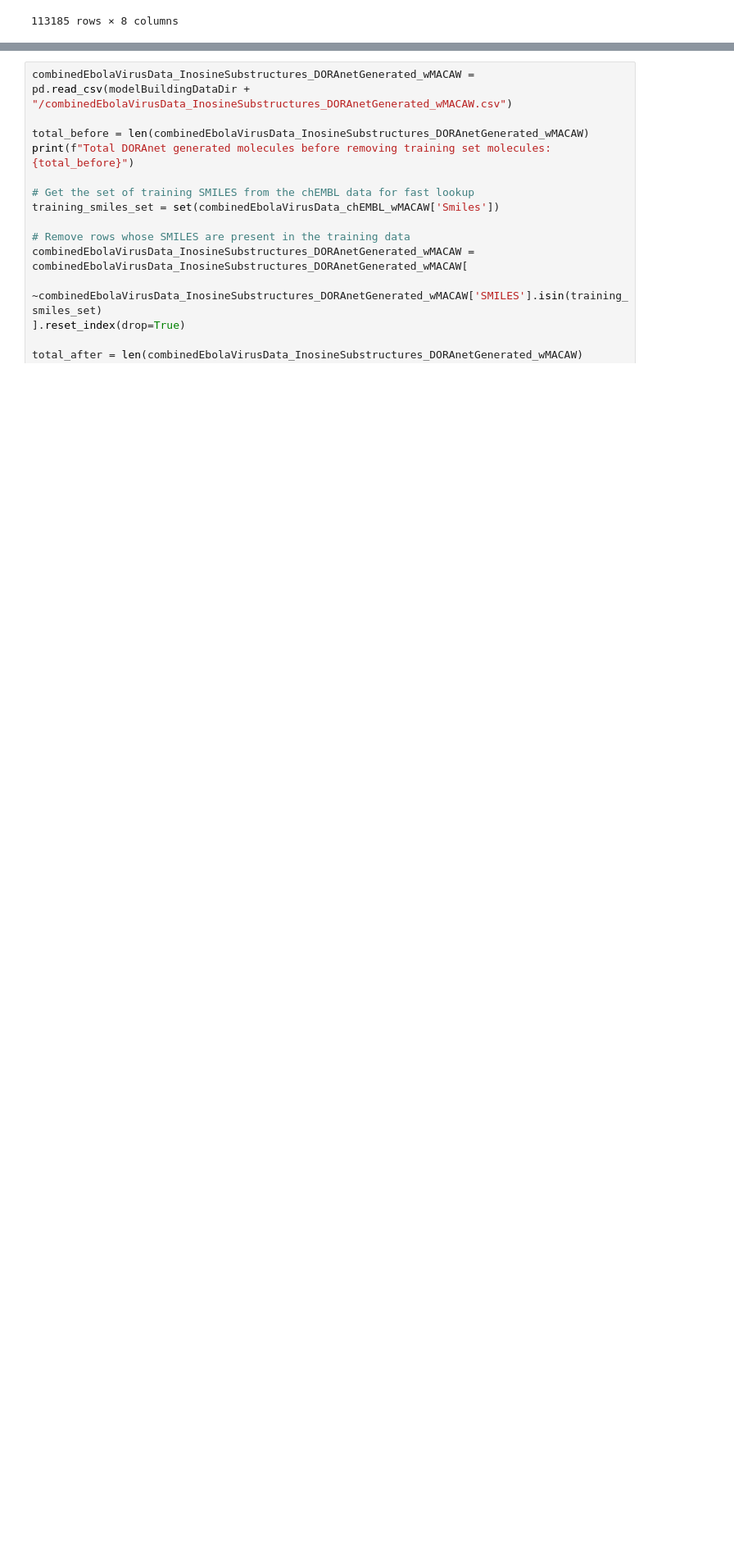
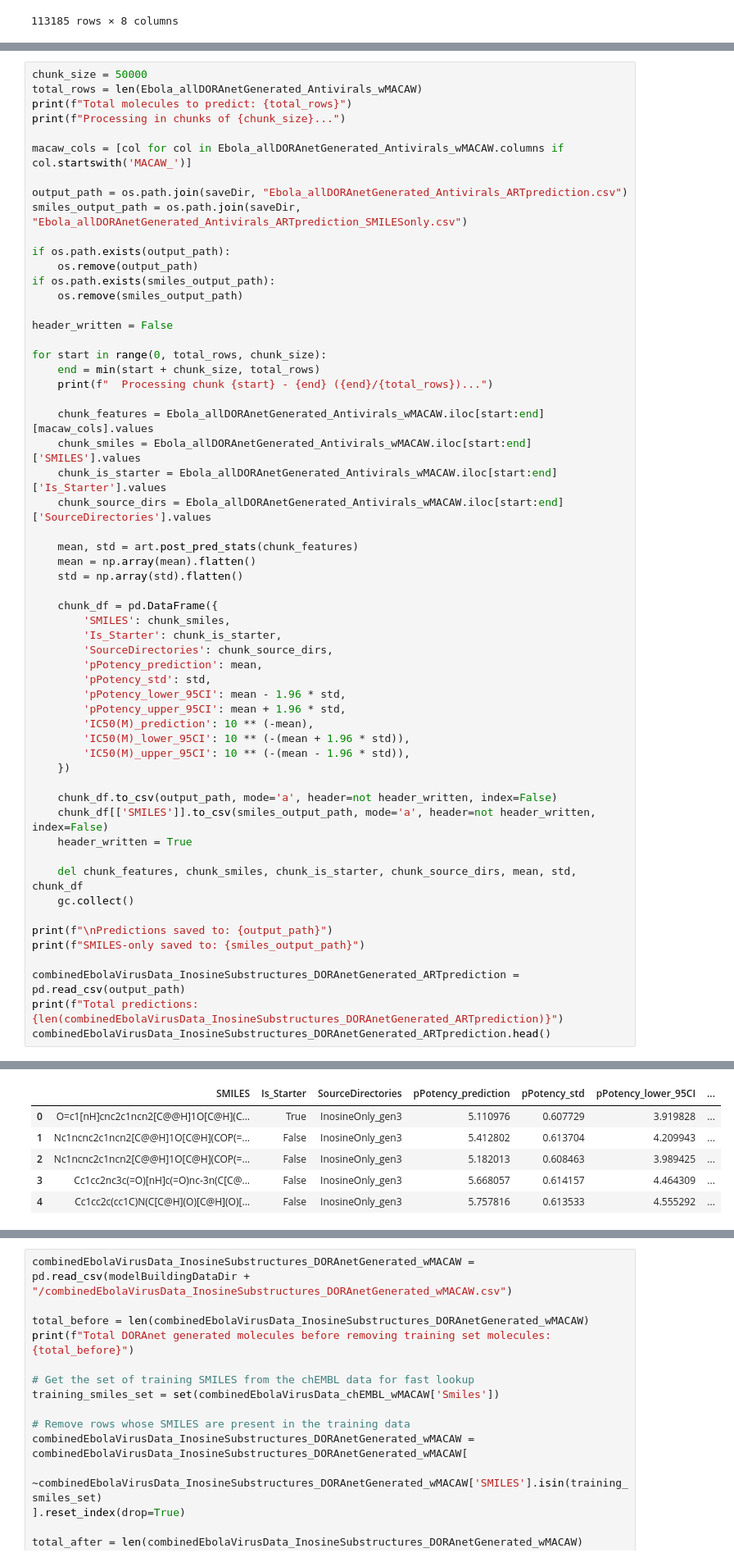
Before and after one commit to soumyadeepghosh35/DTRA_ART, a Jupyter notebook: DTRA_project_notebooks/Step5_ART_Ebola.ipynb, the cells around one changed output, grey strips where cells are left out. Shown at 82% size. Saved outputs shown, nothing was run; the diff lists cells and outputs as text; blank space fills up the shorter version.

```diff
--- a/DTRA_project_notebooks/Step5_ART_Ebola.ipynb
+++ b/DTRA_project_notebooks/Step5_ART_Ebola.ipynb
@@ -300,0 +366,58 @@ Predictions saved with uncertainty estimates
+# %%
+chunk_size = 50000
+total_rows = len(Ebola_allDORAnetGenerated_Antivirals_wMACAW)
+print(f"Total molecules to predict: {total_rows}")
+print(f"Processing in chunks of {chunk_size}...")
+
+macaw_cols = [col for col in Ebola_allDORAnetGenerated_Antivirals_wMACAW.columns if col.startswith('MACAW_')]
+
+output_path = os.path.join(saveDir, "Ebola_allDORAnetGenerated_Antivirals_ARTprediction.csv")
+smiles_output_path = os.path.join(saveDir, "Ebola_allDORAnetGenerated_Antivirals_ARTprediction_SMILESonly.csv")
+
+if os.path.exists(output_path):
+    os.remove(output_path)
+if os.path.exists(smiles_output_path):
+    os.remove(smiles_output_path)
+
+header_written = False
+
+for start in range(0, total_rows, chunk_size):
+    end = min(start + chunk_size, total_rows)
+    print(f"  Processing chunk {start} - {end} ({end}/{total_rows})...")
+
+    chunk_features = Ebola_allDORAnetGenerated_Antivirals_wMACAW.iloc[start:end][macaw_cols].values
+    chunk_smiles = Ebola_allDORAnetGenerated_Antivirals_wMACAW.iloc[start:end]['SMILES'].values
+    chunk_is_starter = Ebola_allDORAnetGenerated_Antivirals_wMACAW.iloc[start:end]['Is_Starter'].values
+    chunk_source_dirs = Ebola_allDORAnetGenerated_Antivirals_wMACAW.iloc[start:end]['SourceDirectories'].values
+
+    mean, std = art.post_pred_stats(chunk_features)
+    mean = np.array(mean).flatten()
+    std = np.array(std).flatten()
+
+    chunk_df = pd.DataFrame({
+        'SMILES': chunk_smiles,
+        'Is_Starter': chunk_is_starter,
+        'SourceDirectories': chunk_source_dirs,
+        'pPotency_prediction': mean,
+        'pPotency_std': std,
+        'pPotency_lower_95CI': mean - 1.96 * std,
+        'pPotency_upper_95CI': mean + 1.96 * std,
+        'IC50(M)_prediction': 10 ** (-mean),
+        'IC50(M)_lower_95CI': 10 ** (-(mean + 1.96 * std)),
+        'IC50(M)_upper_95CI': 10 ** (-(mean - 1.96 * std)),
+    })
+
+    chunk_df.to_csv(output_path, mode='a', header=not header_written, index=False)
+    chunk_df[['SMILES']].to_csv(smiles_output_path, mode='a', header=not header_written, index=False)
+    header_written = True
+
+    del chunk_features, chunk_smiles, chunk_is_starter, chunk_source_dirs, mean, std, chunk_df
+    gc.collect()
+
+print(f"\nPredictions saved to: {output_path}")
+print(f"SMILES-only saved to: {smiles_output_path}")
+
+combinedEbolaVirusData_InosineSubstructures_DORAnetGenerated_ARTprediction = pd.read_csv(output_path)
+print(f"Total predictions: {len(combinedEbolaVirusData_InosineSubstructures_DORAnetGenerated_ARTprediction)}")
+combinedEbolaVirusData_InosineSubstructures_DORAnetGenerated_ARTprediction.head()
+# %% [output]
@@ -301 +431,7 @@ Predictions saved with uncertainty estimates
+|  | SMILES | Is_Starter | SourceDirectories | pPotency_prediction | pPotency_std | pPotency_lower_95CI | ... |
+| 0 | O=c1[nH]cnc2c1ncn2[C@@H]1O[C@H](C... | True | InosineOnly_gen3 | 5.110976 | 0.607729 | 3.919828 | ... |
+| 1 | Nc1ncnc2c1ncn2[C@@H]1O[C@H](COP(=... | False | InosineOnly_gen3 | 5.412802 | 0.613704 | 4.209943 | ... |
+| 2 | Nc1ncnc2c1ncn2[C@@H]1O[C@H](COP(=... | False | InosineOnly_gen3 | 5.182013 | 0.608463 | 3.989425 | ... |
+| 3 | Cc1cc2nc3c(=O)[nH]c(=O)nc-3n(C[C@... | False | InosineOnly_gen3 | 5.668057 | 0.614157 | 4.464309 | ... |
+| 4 | Cc1cc2c(cc1C)N(C[C@H](O)[C@H](O)[... | False | InosineOnly_gen3 | 5.757816 | 0.613533 | 4.555292 | ... |
 # %% [markdown]
```
Also changed, not shown: parts of 13 cells of this notebook.
